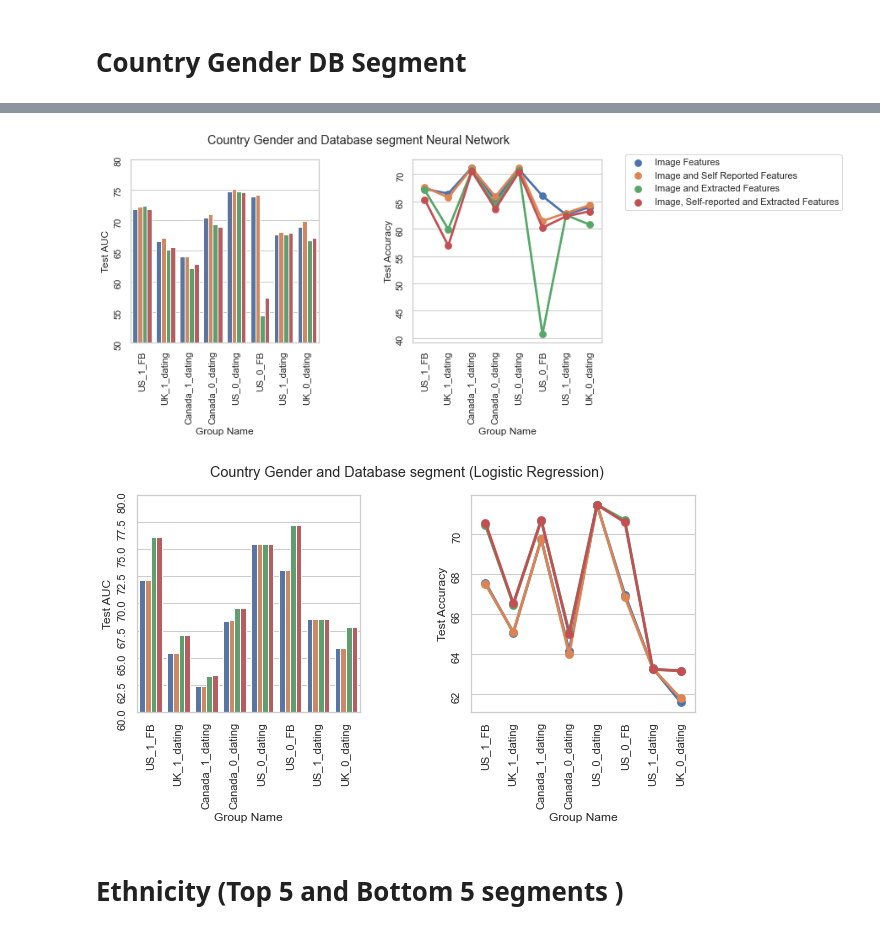
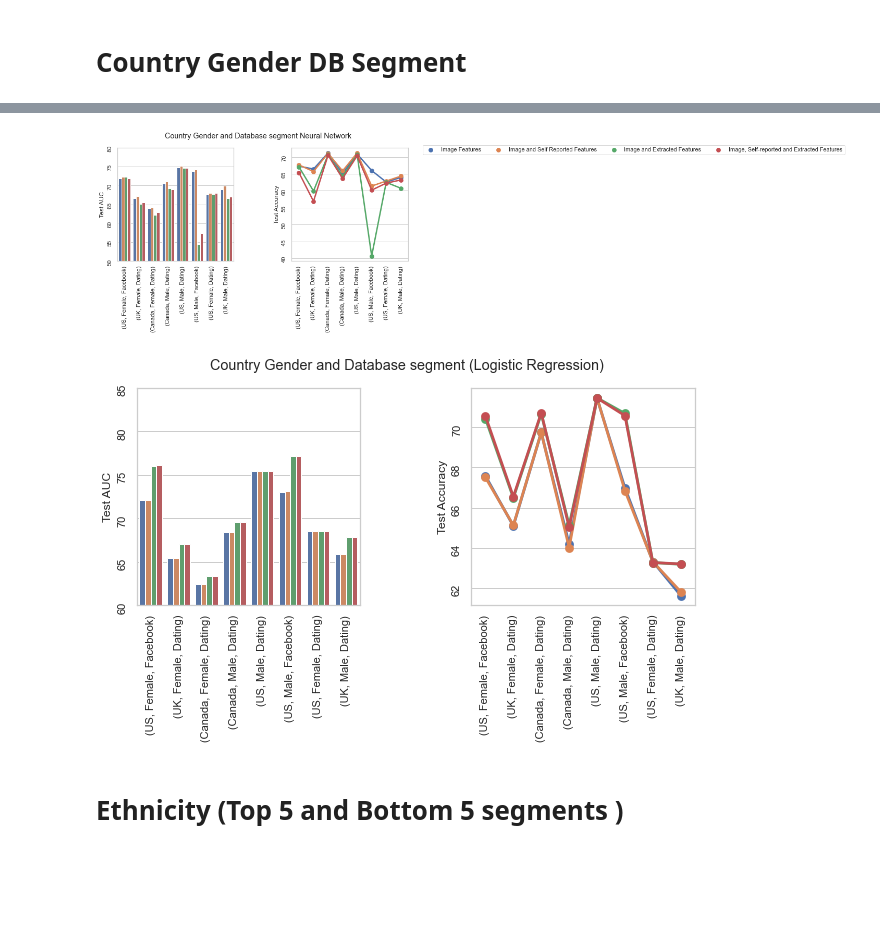
Before and after one commit to thejat/facial-political-recognition, a Jupyter notebook: Results_EDA.ipynb, the cells around one changed output, grey strips where cells are left out. Cells and saved outputs as stored; diff of their text form; code cells hidden in the pictures; blank space fills up the shorter version.

Commit message:
Removed X_labels and updated the charts.

```diff
--- a/Results_EDA.ipynb
+++ b/Results_EDA.ipynb
@@ -44,3 +44,24 @@ fig.savefig("Results_EDA/Whole dataset.PNG")
 # Country Gender DB Segment
 # %%
 segment_df = pd.read_csv("Country_gender_db_segment.csv")
+# %%
+def change_group_name(group_name):
+    return '('+ \
+        group_name.\
+            replace('0',"Male").\
+            replace('1','Female').\
+                replace('FB','Facebook').\
+                    replace('fb','Facebook').\
+                        replace('united states','US').\
+                            replace('united kingdom','UK').\
+                                replace('dating','Dating').\
+                                    replace('asian','Asian').\
+                                        replace('black','Black').\
+                                            replace('india','India').\
+                                                replace('white','White').\
+                                                    replace('canada','Canada').\
+                                    replace("_",", ")\
+                                                +')'
+# %%
+segment_df['Group Name'] = segment_df['Group Name'].apply(lambda x : change_group_name(x))
+segment_df
@@ -47,18 +82,20 @@ segment_df = pd.read_csv("Country_gender_db_segment.csv")
 # %%
 fig, (ax1, ax2)= plt.subplots(1,2)
 fig.set_size_inches(10, 4)
 plt.suptitle("Country Gender and Database segment Neural Network")
 sns.barplot(hue='Feature Set',y='Test AUC', data=segment_df[segment_df['Model']=="NN"], x='Group Name', ax=ax1)
 sns.pointplot(hue='Feature Set',y='Test Accuracy', data=segment_df[segment_df['Model']=="NN"], x='Group Name',ax=ax2)
 ax1.get_legend().remove()
+ax1.set_xlabel('')
+ax2.set_xlabel('')
 plt.subplots_adjust(wspace=0.5)
 ax1.tick_params(rotation = 90)
 ax2.tick_params(rotation =90)
-ax2.legend(bbox_to_anchor=(1.1, 1.05))
+ax2.legend(bbox_to_anchor=(1.1, 1.05),ncol =4)
 ax1.set_ylim(50, 80)
 fig.savefig("Results_EDA/segment_groups_NN.PNG")
 # %% [output]
-[figure, old version]
+[figure, new version]
 # %%
 fig, (ax1, ax2)= plt.subplots(1,2)
 fig.set_size_inches(10, 4)
@@ -69,14 +106,16 @@ sns.pointplot(hue='Feature Set',y='Test Accuracy', data=segment_df[segment_df['M
 #           fancybox=True, shadow=True, ncol=5)
 ax2.get_legend().remove()
 ax1.get_legend().remove()
+ax1.set_xlabel('')
+ax2.set_xlabel('')
 plt.subplots_adjust(wspace=0.5)
 ax1.tick_params(rotation = 90)
 ax2.tick_params(rotation =90)
 # ax2.legend(bbox_to_anchor=(1.1, 1.05))
-ax1.set_ylim(60, 80)
+ax1.set_ylim(60, 85)
 fig.savefig("Results_EDA/segment_groups_LR.PNG")
 # %% [output]
-[figure, old version]
+[figure, new version]
 # %% [markdown]
 # Ethnicity (Top 5 and Bottom 5 segments )
 # %%
```
Also changed, not shown: parts of 2 cells of this notebook.
